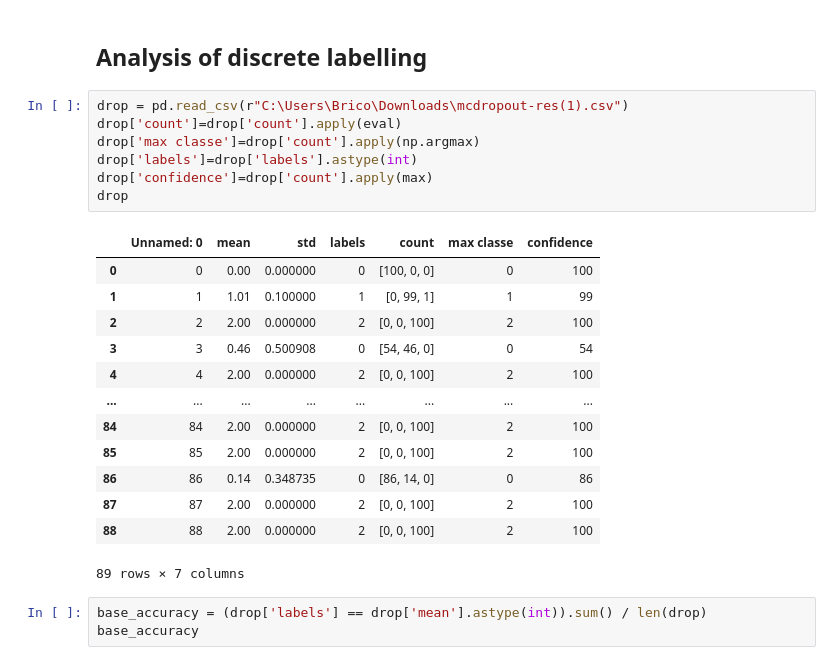
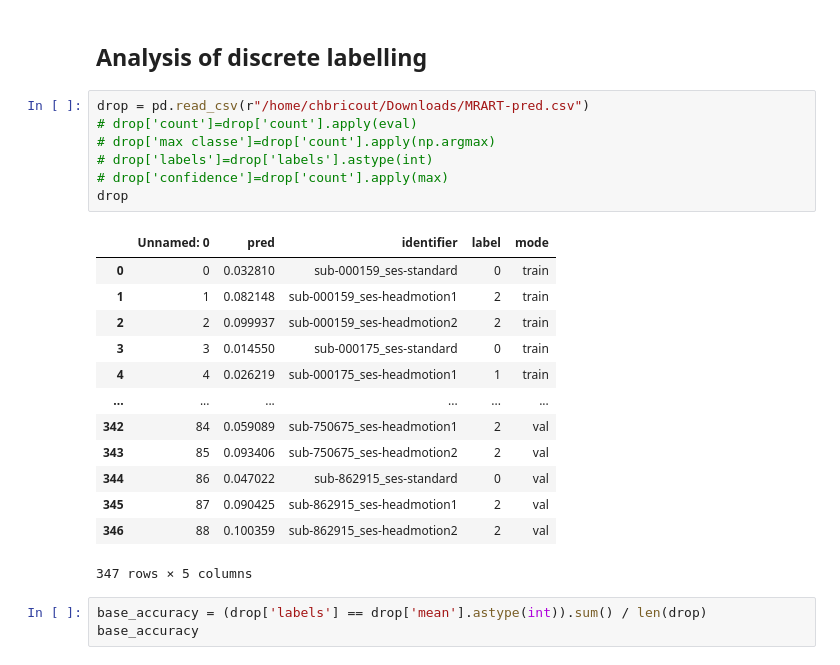
Before and after one commit to chbricout/motiondetector, a Jupyter notebook: notebooks/MCDropout.ipynb, the cells around one changed output. Cells and saved outputs as stored; diff of their text form.

```diff
--- a/notebooks/MCDropout.ipynb
+++ b/notebooks/MCDropout.ipynb
@@ -22,26 +22,26 @@ api = comet_ml.api.API(
 # %% [markdown]
 ## Analysis of discrete labelling
 # %%
-drop = pd.read_csv(r"C:\Users\Brico\Downloads\mcdropout-res(1).csv")
-drop['count']=drop['count'].apply(eval)
-drop['max classe']=drop['count'].apply(np.argmax)
-drop['labels']=drop['labels'].astype(int)
-drop['confidence']=drop['count'].apply(max)
+drop = pd.read_csv(r"/home/chbricout/Downloads/MRART-pred.csv")
+# drop['count']=drop['count'].apply(eval)
+# drop['max classe']=drop['count'].apply(np.argmax)
+# drop['labels']=drop['labels'].astype(int)
+# drop['confidence']=drop['count'].apply(max)
 drop
 # %% [output]
-|  | Unnamed: 0 | mean | std | labels | count | max classe | confidence |
-| 0 | 0 | 0.00 | 0.000000 | 0 | [100, 0, 0] | 0 | 100 |
-| 1 | 1 | 1.01 | 0.100000 | 1 | [0, 99, 1] | 1 | 99 |
-| 2 | 2 | 2.00 | 0.000000 | 2 | [0, 0, 100] | 2 | 100 |
-| 3 | 3 | 0.46 | 0.500908 | 0 | [54, 46, 0] | 0 | 54 |
-| 4 | 4 | 2.00 | 0.000000 | 2 | [0, 0, 100] | 2 | 100 |
-| ... | ... | ... | ... | ... | ... | ... | ... |
-| 84 | 84 | 2.00 | 0.000000 | 2 | [0, 0, 100] | 2 | 100 |
-| 85 | 85 | 2.00 | 0.000000 | 2 | [0, 0, 100] | 2 | 100 |
-| 86 | 86 | 0.14 | 0.348735 | 0 | [86, 14, 0] | 0 | 86 |
-| 87 | 87 | 2.00 | 0.000000 | 2 | [0, 0, 100] | 2 | 100 |
-| 88 | 88 | 2.00 | 0.000000 | 2 | [0, 0, 100] | 2 | 100 |
+|  | Unnamed: 0 | pred | identifier | label | mode |
+| 0 | 0 | 0.032810 | sub-000159_ses-standard | 0 | train |
+| 1 | 1 | 0.082148 | sub-000159_ses-headmotion1 | 2 | train |
+| 2 | 2 | 0.099937 | sub-000159_ses-headmotion2 | 2 | train |
+| 3 | 3 | 0.014550 | sub-000175_ses-standard | 0 | train |
+| 4 | 4 | 0.026219 | sub-000175_ses-headmotion1 | 1 | train |
+| ... | ... | ... | ... | ... | ... |
+| 342 | 84 | 0.059089 | sub-750675_ses-headmotion1 | 2 | val |
+| 343 | 85 | 0.093406 | sub-750675_ses-headmotion2 | 2 | val |
+| 344 | 86 | 0.047022 | sub-862915_ses-standard | 0 | val |
+| 345 | 87 | 0.090425 | sub-862915_ses-headmotion1 | 2 | val |
+| 346 | 88 | 0.100359 | sub-862915_ses-headmotion2 | 2 | val |
-89 rows × 7 columns
+347 rows × 5 columns
 # %%
 base_accuracy = (drop['labels'] == drop['mean'].astype(int)).sum() / len(drop)
 base_accuracy
```
Also changed, not shown: parts of 4 cells of this notebook, 5 other files.
